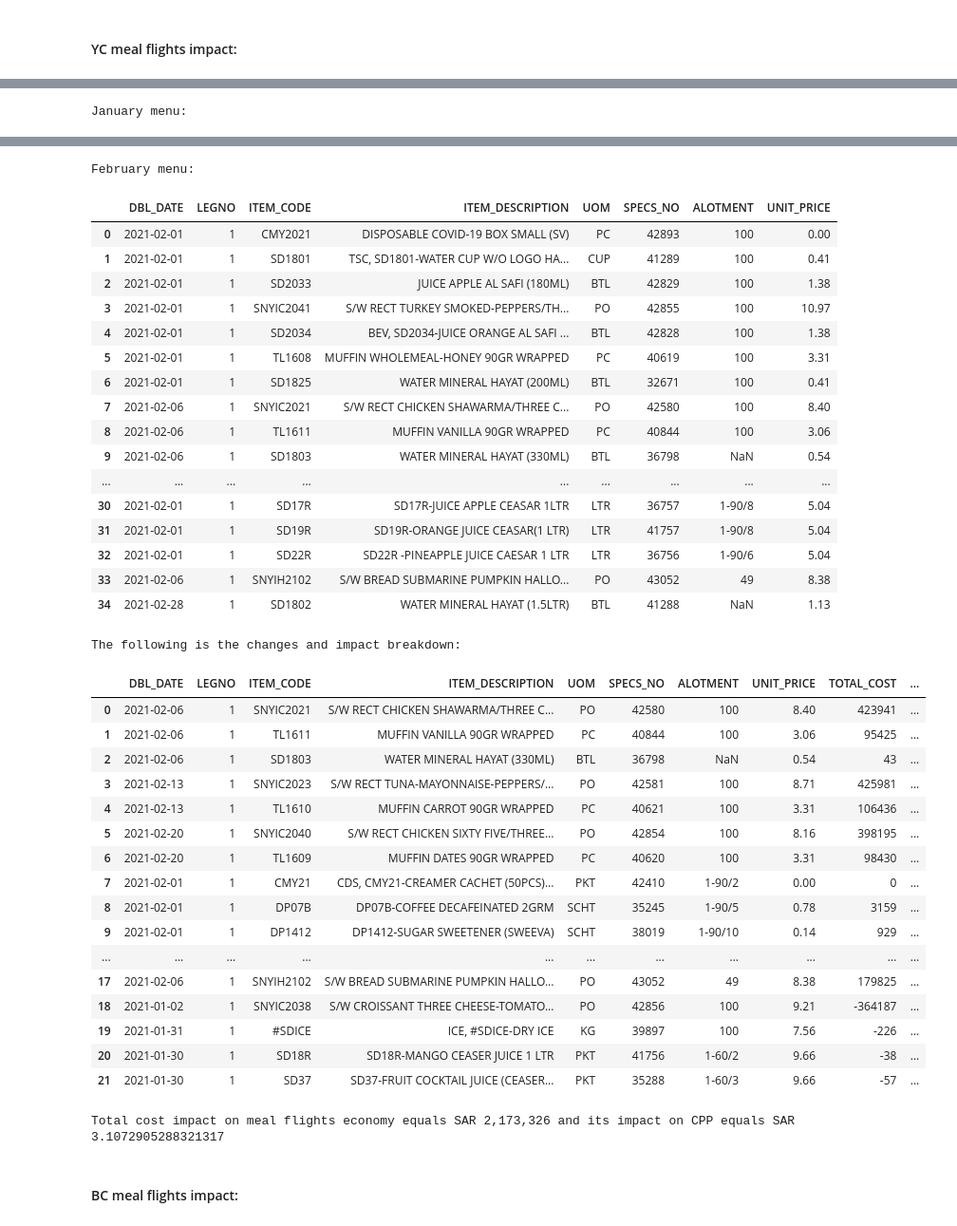
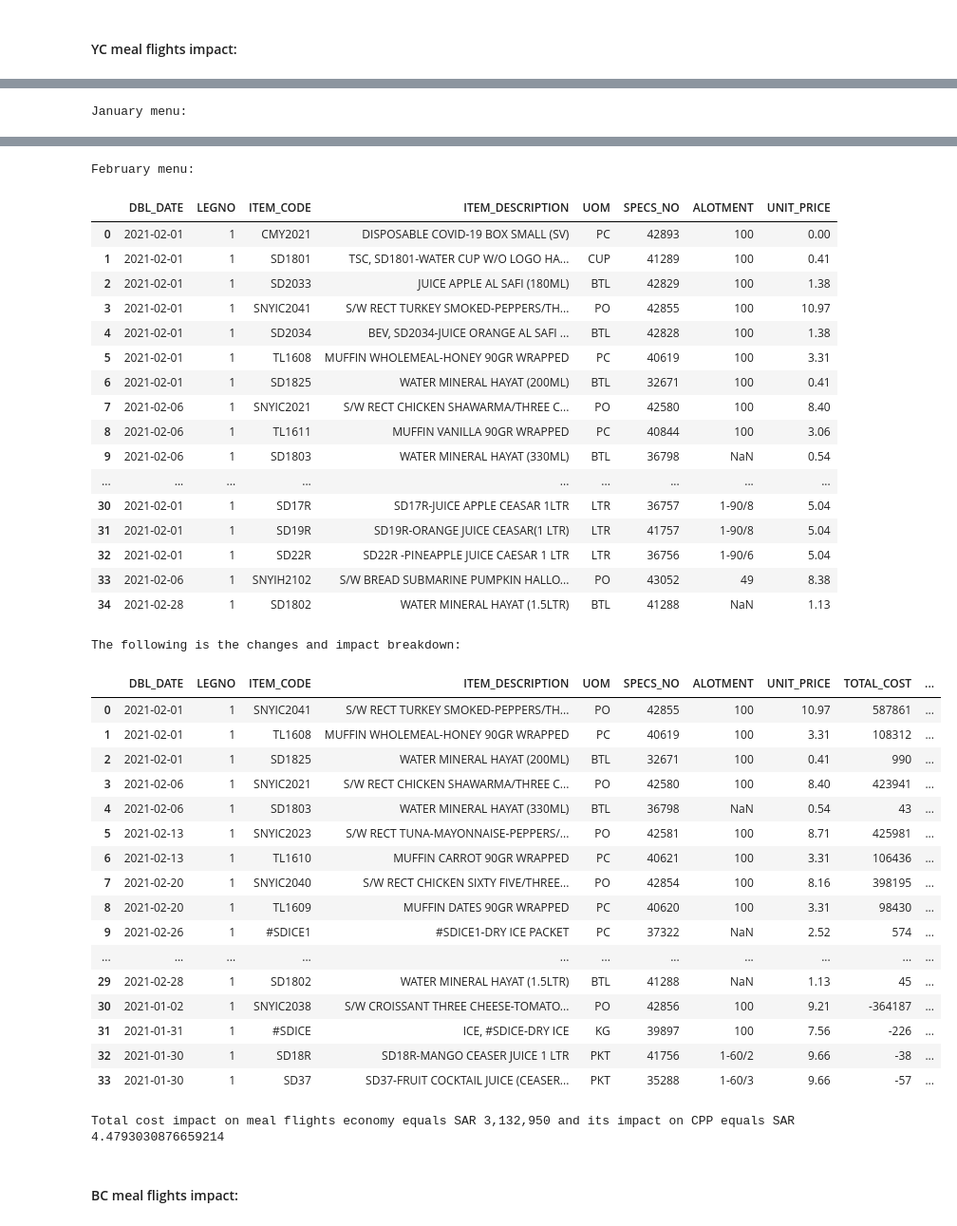
Before and after one commit to KhaledAlmanea/foodMonthlyCostImpact, a Jupyter notebook: CDN Monthly Data Report.ipynb, the cells around one changed output, grey strips where cells are left out. Shown at 95% size. Drawn from its saved outputs; the diff is of its cells as text; code cells hidden in the pictures.

Commit message:
adjustment on CPM impact compare function

```diff
--- a/CDN Monthly Data Report.ipynb
+++ b/CDN Monthly Data Report.ipynb
@@ -705,7 +705,7 @@ for x, z in enumerate(changes_list_bev_yc['SPECS_NO'].values):
                         dc = j
                     uplift_percentage = dc / td
 
-                    if uplift_percentage == 1:
+                    if uplift_percentage >= 1:
                         changes_list_bev_yc.drop(changes_list_bev_yc[changes_list_bev_yc['SPECS_NO'] == z].index, inplace=True)
 
 
@@ -880,7 +880,7 @@ for x, z in enumerate(changes_list_bev_bc['SPECS_NO'].values):
                         dc = j
                     uplift_percentage = dc / td
 
-                    if uplift_percentage == 1:
+                    if uplift_percentage >= 1:
                         changes_list_bev_bc.drop(changes_list_bev_bc[changes_list_bev_bc['SPECS_NO'] == z].index, inplace=True)
 
 
@@ -1018,8 +1062,8 @@ changes_list_meal_yc = pd.DataFrame()
 meal_frame_yc = df_three[((df_three['Block Time'] > 89) & (df_three['CLASS_CODE'] == 'YC') & ~(df_three.ITEM_CODE.isin(handling_item_codes)) & ~(df_three.ROUTE.isin(beverage_exception))) | ((df_three['Block Time'] > 89) & (df_three.ROUTE.isin(meal_exception)) & (df_three['CLASS_CODE'] == 'YC') & ~(df_three.ITEM_CODE.isin(handling_item_codes)))]
 meal_frame_p_yc = df_p_three[((df_p_three['Block Time'] > 89) & (df_p_three['CLASS_CODE'] == 'YC') & ~(df_p_three.ITEM_CODE.isin(handling_item_codes)) & ~(df_p_three.ROUTE.isin(beverage_exception))) | ((df_p_three['Block Time'] > 89) & (df_p_three.ROUTE.isin(meal_exception)) & (df_p_three['CLASS_CODE'] == 'YC') & ~(df_p_three.ITEM_CODE.isin(handling_item_codes)))]
 
-meal_frame_yc.drop_duplicates(subset=['DBL_DATE','ITEM_CODE', 'SPECS_NO', 'ITEM_DESCRIPTION','UOM', 'ALOTMENT', 'UNIT_PRICE'], inplace = True)
-meal_frame_p_yc.drop_duplicates(subset=['DBL_DATE','ITEM_CODE', 'SPECS_NO', 'ITEM_DESCRIPTION','UOM', 'ALOTMENT', 'UNIT_PRICE'], inplace = True)
+meal_frame_yc.drop_duplicates(subset=['DBL_DATE','SPECS_NO','UOM', 'ALOTMENT', 'UNIT_PRICE'], inplace = True)
+meal_frame_p_yc.drop_duplicates(subset=['DBL_DATE','SPECS_NO','UOM', 'ALOTMENT', 'UNIT_PRICE'], inplace = True)
 
 # drop unneeded columns
 meal_frame_yc = meal_frame_yc.drop(columns=['CDN_NO','ETD', 'FLT_NO' ,'FROM_CITY', 'TO_CITY', 'CLASS_CODE', 'CAPACITY', 'NO_PAX', 'PRICE', 'TYPE_CODE', 'Block Time', 'ROUTE'])
@@ -1041,6 +1085,7 @@ changes_list_meal_yc.drop_duplicates(subset=['SPECS_NO'], inplace = True)
 # td variable to store the latest day in the month
 td = meal_frame_p_yc.DBL_DATE.dt.day.iloc[-1]
 # dc variable to store the latest day comes with the SPEC_NO
+
 dc = 0
 # Loop to go through the items of the changes list and remove any item that is not a change
 for x, z in enumerate(changes_list_meal_yc['SPECS_NO'].values):
@@ -1054,16 +1099,21 @@ for x, z in enumerate(changes_list_meal_yc['SPECS_NO'].values):
             pass
     # delete the item if it is available in the whole previous month (100%)
     elif z in meal_frame_yc['SPECS_NO'].values:
+        if meal_frame_yc['UNIT_PRICE'][meal_frame_yc['SPECS_NO'] == z].sum() > 0:
+            current_month_price = (meal_frame_yc['UNIT_PRICE'][(meal_frame_yc['SPECS_NO'] == z) & (meal_frame_yc['UNIT_PRICE'] > 0)]).iloc[0]
         if z in meal_frame_p_yc['SPECS_NO'].values:
             for i, j in enumerate(meal_frame_p_yc.DBL_DATE.dt.day):
                 if (meal_frame_p_yc['SPECS_NO'][(meal_frame_p_yc['SPECS_NO'] == z) & (meal_frame_p_yc.DBL_DATE.dt.day == j)]).size > 0:
                     if z in (meal_frame_p_yc['SPECS_NO'][(meal_frame_p_yc['SPECS_NO'] == z) & (meal_frame_p_yc.DBL_DATE.dt.day == j)]).values:
-                        dc = j
-                    uplift_percentage = dc / td
+                        dc = np.count_nonzero(meal_frame_p_yc.DBL_DATE.dt.day[(meal_frame_p_yc['SPECS_NO'] == z)])
+                        uplift_percentage = dc / td
+                        if uplift_percentage >= 1:
+                            changes_list_meal_yc.drop(changes_list_meal_yc[changes_list_meal_yc['SPECS_NO'] == z].index, inplace=True)
+                        elif np.count_nonzero(meal_frame_p_yc.DBL_DATE.dt.day[(meal_frame_p_yc['SPECS_NO'] == z) & (meal_frame_p_yc['UNIT_PRICE'] == current_month_price)]) == np.count_nonzero(meal_frame_yc.DBL_DATE.dt.day[(meal_frame_yc['SPECS_NO'] == z)]):
 
-                    if uplift_percentage == 1:
-                        changes_list_meal_yc.drop(changes_list_meal_yc[changes_list_meal_yc['SPECS_NO'] == z].index, inplace=True)
-
+                            changes_list_meal_yc.drop(changes_list_meal_yc[changes_list_meal_yc['SPECS_NO'] == z].index, inplace=True)
+                        else:
+                            pass
 
 #Create another frame for the new month to calculate the impact
 meal_frame_yc_im = df_three[((df_three['Block Time'] > 89) & (df_three['CLASS_CODE'] == 'YC') & ~(df_three.ITEM_CODE.isin(handling_item_codes)) & ~(df_three.ROUTE.isin(beverage_exception))) | ((df_three['Block Time'] > 89) & (df_three.ROUTE.isin(meal_exception)) & (df_three['CLASS_CODE'] == 'YC') & ~(df_three.ITEM_CODE.isin(handling_item_codes)))]
@@ -1150,50 +1200,50 @@ January menu:
 | 6 | 2021-01-01 | 1 | SD1825 | WATER MINERAL HAYAT (200ML) | BTL | 32671 | 100 | 0.41 |
 | 7 | 2021-01-02 | 1 | SNYIC2041 | S/W RECT TURKEY SMOKED-PEPPERS/TH... | PO | 42855 | 100 | 10.97 |
 | 8 | 2021-01-02 | 1 | SNYIC2038 | S/W CROISSANT THREE CHEESE-TOMATO... | PO | 42856 | 100 | 9.21 |
 | 9 | 2021-01-03 | 1 | CMY2025 | SANITIZER BOTTLE 400ML (SV) | BTL | 43017 | NaN | 0.00 |
 | ... | ... | ... | ... | ... | ... | ... | ... | ... |
 | 32 | 2021-01-31 | 1 | SD22R | SD22R -PINEAPPLE JUICE CAESAR 1 LTR | LTR | 36756 | 1-90/6 | 5.04 |
 | 33 | 2021-01-31 | 1 | #SDICE | ICE, #SDICE-DRY ICE | KG | 39897 | 100 | 7.56 |
 | 34 | 2021-01-20 | 1 | SD1802 | WATER MINERAL HAYAT (1.5LTR) | BTL | 41288 | NaN | 1.13 |
 | 35 | 2021-01-30 | 1 | SD18R | SD18R-MANGO CEASER JUICE 1 LTR | PKT | 41756 | 1-60/2 | 9.66 |
 | 36 | 2021-01-30 | 1 | SD37 | SD37-FRUIT COCKTAIL JUICE (CEASER... | PKT | 35288 | 1-60/3 | 9.66 |
 February menu:
 |  | DBL_DATE | LEGNO | ITEM_CODE | ITEM_DESCRIPTION | UOM | SPECS_NO | ALOTMENT | UNIT_PRICE |
 | 0 | 2021-02-01 | 1 | CMY2021 | DISPOSABLE COVID-19 BOX SMALL (SV) | PC | 42893 | 100 | 0.00 |
 | 1 | 2021-02-01 | 1 | SD1801 | TSC, SD1801-WATER CUP W/O LOGO HA... | CUP | 41289 | 100 | 0.41 |
 | 2 | 2021-02-01 | 1 | SD2033 | JUICE APPLE AL SAFI (180ML) | BTL | 42829 | 100 | 1.38 |
 | 3 | 2021-02-01 | 1 | SNYIC2041 | S/W RECT TURKEY SMOKED-PEPPERS/TH... | PO | 42855 | 100 | 10.97 |
 | 4 | 2021-02-01 | 1 | SD2034 | BEV, SD2034-JUICE ORANGE AL SAFI ... | BTL | 42828 | 100 | 1.38 |
 | 5 | 2021-02-01 | 1 | TL1608 | MUFFIN WHOLEMEAL-HONEY 90GR WRAPPED | PC | 40619 | 100 | 3.31 |
 | 6 | 2021-02-01 | 1 | SD1825 | WATER MINERAL HAYAT (200ML) | BTL | 32671 | 100 | 0.41 |
 | 7 | 2021-02-06 | 1 | SNYIC2021 | S/W RECT CHICKEN SHAWARMA/THREE C... | PO | 42580 | 100 | 8.40 |
 | 8 | 2021-02-06 | 1 | TL1611 | MUFFIN VANILLA 90GR WRAPPED | PC | 40844 | 100 | 3.06 |
 | 9 | 2021-02-06 | 1 | SD1803 | WATER MINERAL HAYAT (330ML) | BTL | 36798 | NaN | 0.54 |
 | ... | ... | ... | ... | ... | ... | ... | ... | ... |
 | 30 | 2021-02-01 | 1 | SD17R | SD17R-JUICE APPLE CEASAR 1LTR | LTR | 36757 | 1-90/8 | 5.04 |
 | 31 | 2021-02-01 | 1 | SD19R | SD19R-ORANGE JUICE CEASAR(1 LTR) | LTR | 41757 | 1-90/8 | 5.04 |
 | 32 | 2021-02-01 | 1 | SD22R | SD22R -PINEAPPLE JUICE CAESAR 1 LTR | LTR | 36756 | 1-90/6 | 5.04 |
 | 33 | 2021-02-06 | 1 | SNYIH2102 | S/W BREAD SUBMARINE PUMPKIN HALLO... | PO | 43052 | 49 | 8.38 |
 | 34 | 2021-02-28 | 1 | SD1802 | WATER MINERAL HAYAT (1.5LTR) | BTL | 41288 | NaN | 1.13 |
 The following is the changes and impact breakdown:
 |  | DBL_DATE | LEGNO | ITEM_CODE | ITEM_DESCRIPTION | UOM | SPECS_NO | ALOTMENT | UNIT_PRICE | TOTAL_COST | ... |
-| 0 | 2021-02-06 | 1 | SNYIC2021 | S/W RECT CHICKEN SHAWARMA/THREE C... | PO | 42580 | 100 | 8.40 | 423941 | ... |
-| 1 | 2021-02-06 | 1 | TL1611 | MUFFIN VANILLA 90GR WRAPPED | PC | 40844 | 100 | 3.06 | 95425 | ... |
-| 2 | 2021-02-06 | 1 | SD1803 | WATER MINERAL HAYAT (330ML) | BTL | 36798 | NaN | 0.54 | 43 | ... |
-| 3 | 2021-02-13 | 1 | SNYIC2023 | S/W RECT TUNA-MAYONNAISE-PEPPERS/... | PO | 42581 | 100 | 8.71 | 425981 | ... |
-| 4 | 2021-02-13 | 1 | TL1610 | MUFFIN CARROT 90GR WRAPPED | PC | 40621 | 100 | 3.31 | 106436 | ... |
-| 5 | 2021-02-20 | 1 | SNYIC2040 | S/W RECT CHICKEN SIXTY FIVE/THREE... | PO | 42854 | 100 | 8.16 | 398195 | ... |
-| 6 | 2021-02-20 | 1 | TL1609 | MUFFIN DATES 90GR WRAPPED | PC | 40620 | 100 | 3.31 | 98430 | ... |
-| 7 | 2021-02-01 | 1 | CMY21 | CDS, CMY21-CREAMER CACHET (50PCS)... | PKT | 42410 | 1-90/2 | 0.00 | 0 | ... |
-| 8 | 2021-02-01 | 1 | DP07B | DP07B-COFFEE DECAFEINATED 2GRM | SCHT | 35245 | 1-90/5 | 0.78 | 3159 | ... |
-| 9 | 2021-02-01 | 1 | DP1412 | DP1412-SUGAR SWEETENER (SWEEVA) | SCHT | 38019 | 1-90/10 | 0.14 | 929 | ... |
+| 0 | 2021-02-01 | 1 | SNYIC2041 | S/W RECT TURKEY SMOKED-PEPPERS/TH... | PO | 42855 | 100 | 10.97 | 587861 | ... |
+| 1 | 2021-02-01 | 1 | TL1608 | MUFFIN WHOLEMEAL-HONEY 90GR WRAPPED | PC | 40619 | 100 | 3.31 | 108312 | ... |
+| 2 | 2021-02-01 | 1 | SD1825 | WATER MINERAL HAYAT (200ML) | BTL | 32671 | 100 | 0.41 | 990 | ... |
+| 3 | 2021-02-06 | 1 | SNYIC2021 | S/W RECT CHICKEN SHAWARMA/THREE C... | PO | 42580 | 100 | 8.40 | 423941 | ... |
+| 4 | 2021-02-06 | 1 | SD1803 | WATER MINERAL HAYAT (330ML) | BTL | 36798 | NaN | 0.54 | 43 | ... |
+| 5 | 2021-02-13 | 1 | SNYIC2023 | S/W RECT TUNA-MAYONNAISE-PEPPERS/... | PO | 42581 | 100 | 8.71 | 425981 | ... |
+| 6 | 2021-02-13 | 1 | TL1610 | MUFFIN CARROT 90GR WRAPPED | PC | 40621 | 100 | 3.31 | 106436 | ... |
+| 7 | 2021-02-20 | 1 | SNYIC2040 | S/W RECT CHICKEN SIXTY FIVE/THREE... | PO | 42854 | 100 | 8.16 | 398195 | ... |
+| 8 | 2021-02-20 | 1 | TL1609 | MUFFIN DATES 90GR WRAPPED | PC | 40620 | 100 | 3.31 | 98430 | ... |
+| 9 | 2021-02-26 | 1 | #SDICE1 | #SDICE1-DRY ICE PACKET | PC | 37322 | NaN | 2.52 | 574 | ... |
 | ... | ... | ... | ... | ... | ... | ... | ... | ... | ... | ... |
-| 17 | 2021-02-06 | 1 | SNYIH2102 | S/W BREAD SUBMARINE PUMPKIN HALLO... | PO | 43052 | 49 | 8.38 | 179825 | ... |
-| 18 | 2021-01-02 | 1 | SNYIC2038 | S/W CROISSANT THREE CHEESE-TOMATO... | PO | 42856 | 100 | 9.21 | -364187 | ... |
-| 19 | 2021-01-31 | 1 | #SDICE | ICE, #SDICE-DRY ICE | KG | 39897 | 100 | 7.56 | -226 | ... |
-| 20 | 2021-01-30 | 1 | SD18R | SD18R-MANGO CEASER JUICE 1 LTR | PKT | 41756 | 1-60/2 | 9.66 | -38 | ... |
-| 21 | 2021-01-30 | 1 | SD37 | SD37-FRUIT COCKTAIL JUICE (CEASER... | PKT | 35288 | 1-60/3 | 9.66 | -57 | ... |
+| 29 | 2021-02-28 | 1 | SD1802 | WATER MINERAL HAYAT (1.5LTR) | BTL | 41288 | NaN | 1.13 | 45 | ... |
+| 30 | 2021-01-02 | 1 | SNYIC2038 | S/W CROISSANT THREE CHEESE-TOMATO... | PO | 42856 | 100 | 9.21 | -364187 | ... |
+| 31 | 2021-01-31 | 1 | #SDICE | ICE, #SDICE-DRY ICE | KG | 39897 | 100 | 7.56 | -226 | ... |
+| 32 | 2021-01-30 | 1 | SD18R | SD18R-MANGO CEASER JUICE 1 LTR | PKT | 41756 | 1-60/2 | 9.66 | -38 | ... |
+| 33 | 2021-01-30 | 1 | SD37 | SD37-FRUIT COCKTAIL JUICE (CEASER... | PKT | 35288 | 1-60/3 | 9.66 | -57 | ... |
-Total cost impact on meal flights economy equals SAR 2,173,326 and its impact on CPP equals SAR 3.1072905288321317
+Total cost impact on meal flights economy equals SAR 3,132,950 and its impact on CPP equals SAR 4.4793030876659214
 # %% [markdown]
 #### BC meal flights impact:
 # %%
```
Also changed, not shown: parts of 5 cells of this notebook.
